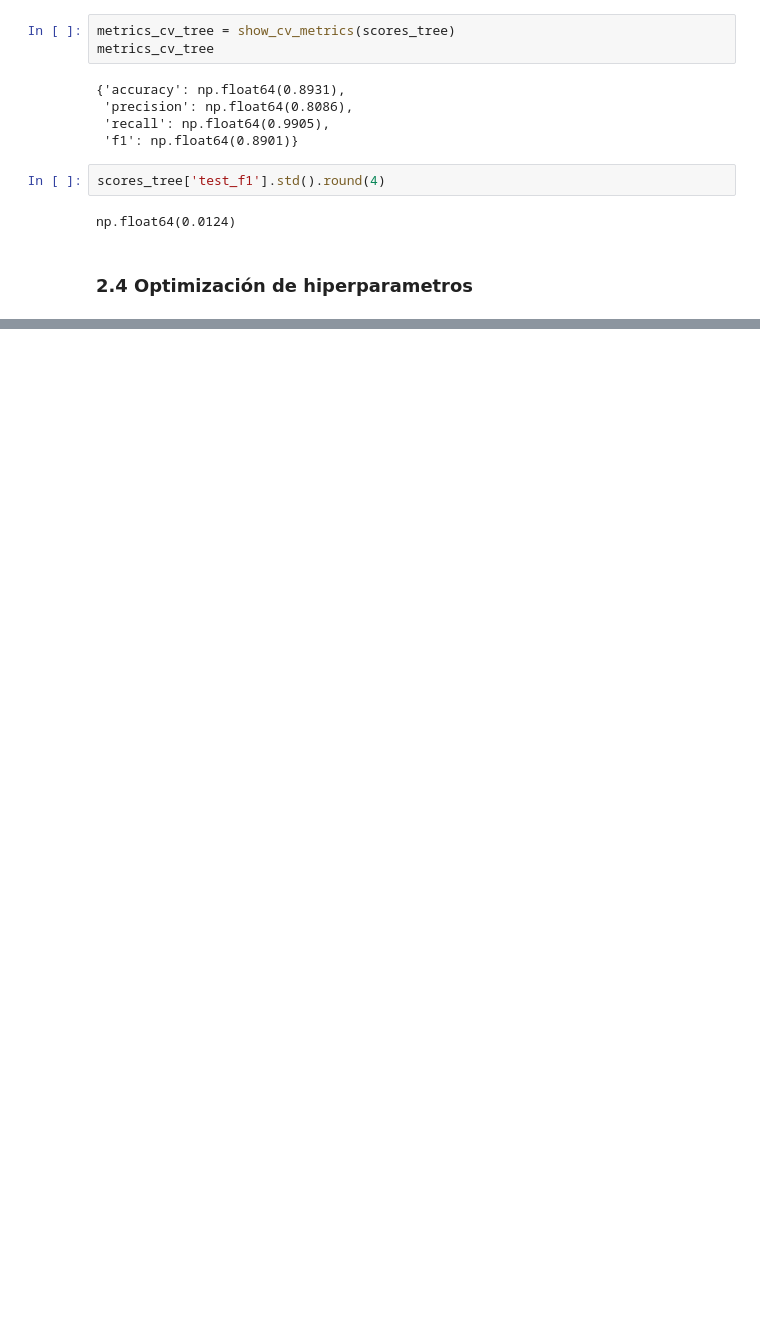
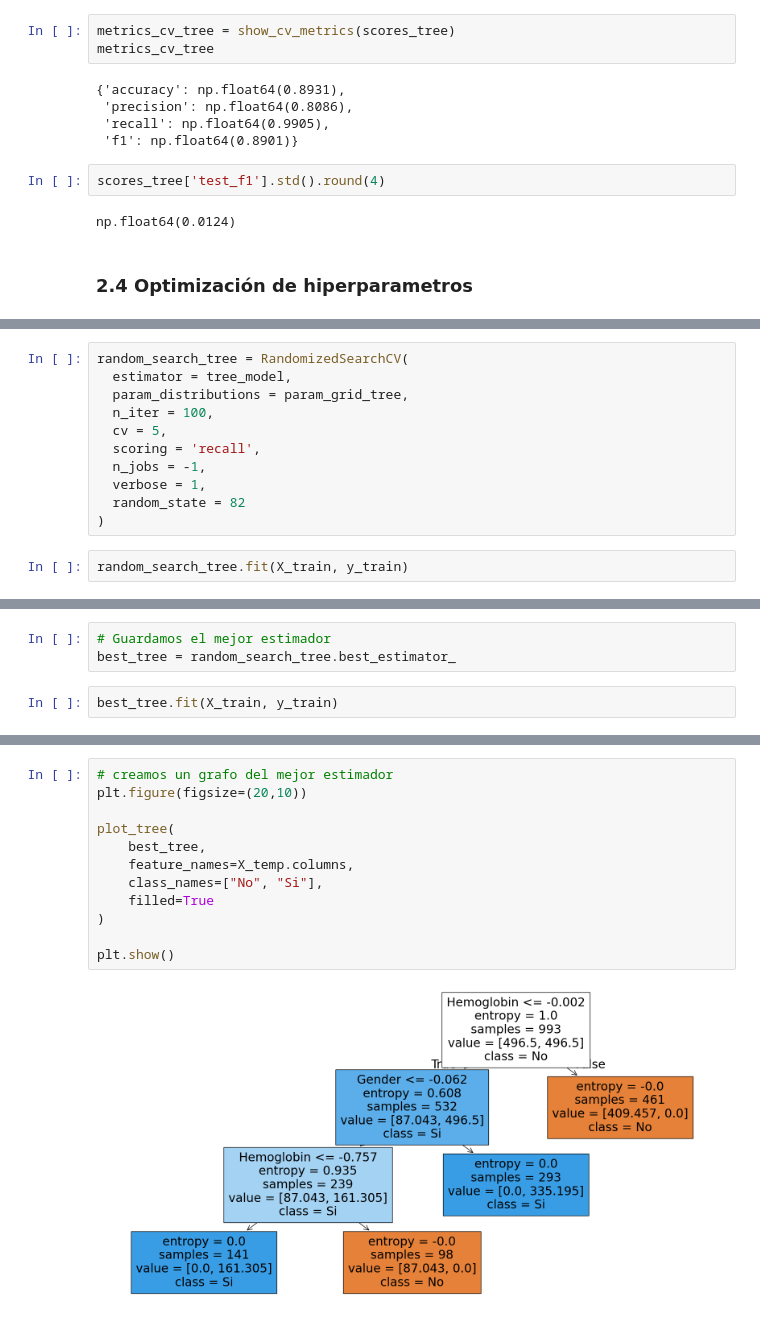
Before and after one commit to ezeperezds/Anemia-Prediction-System, a Jupyter notebook: notebooks/03_modeling.ipynb, the cells around one changed output, grey strips where cells are left out. Saved outputs shown, nothing was run; the diff lists cells and outputs as text; blank space fills up the shorter version.

Commit message:
feat: tune decision tree hyperparameters and document results

```diff
--- a/notebooks/03_modeling.ipynb
+++ b/notebooks/03_modeling.ipynb
@@ -339,0 +365,13 @@ np.float64(0.0124)
+# %%
+random_search_tree = RandomizedSearchCV(
+  estimator = tree_model,
+  param_distributions = param_grid_tree,
+  n_iter = 100,
+  cv = 5,
+  scoring = 'recall',
+  n_jobs = -1,
+  verbose = 1,
+  random_state = 82
+)
+# %%
+random_search_tree.fit(X_train, y_train)
@@ -339,0 +411,5 @@ np.float64(0.0124)
+# %%
+# Guardamos el mejor estimador
+best_tree = random_search_tree.best_estimator_
+# %%
+best_tree.fit(X_train, y_train)
@@ -339,0 +456,14 @@ np.float64(0.0124)
+# %%
+# creamos un grafo del mejor estimador
+plt.figure(figsize=(20,10))
+
+plot_tree(
+    best_tree,
+    feature_names=X_temp.columns,
+    class_names=["No", "Si"],
+    filled=True
+)
+
+plt.show()
+# %% [output]
+[figure, added]
```
Also changed, not shown: parts of 15 cells of this notebook.
